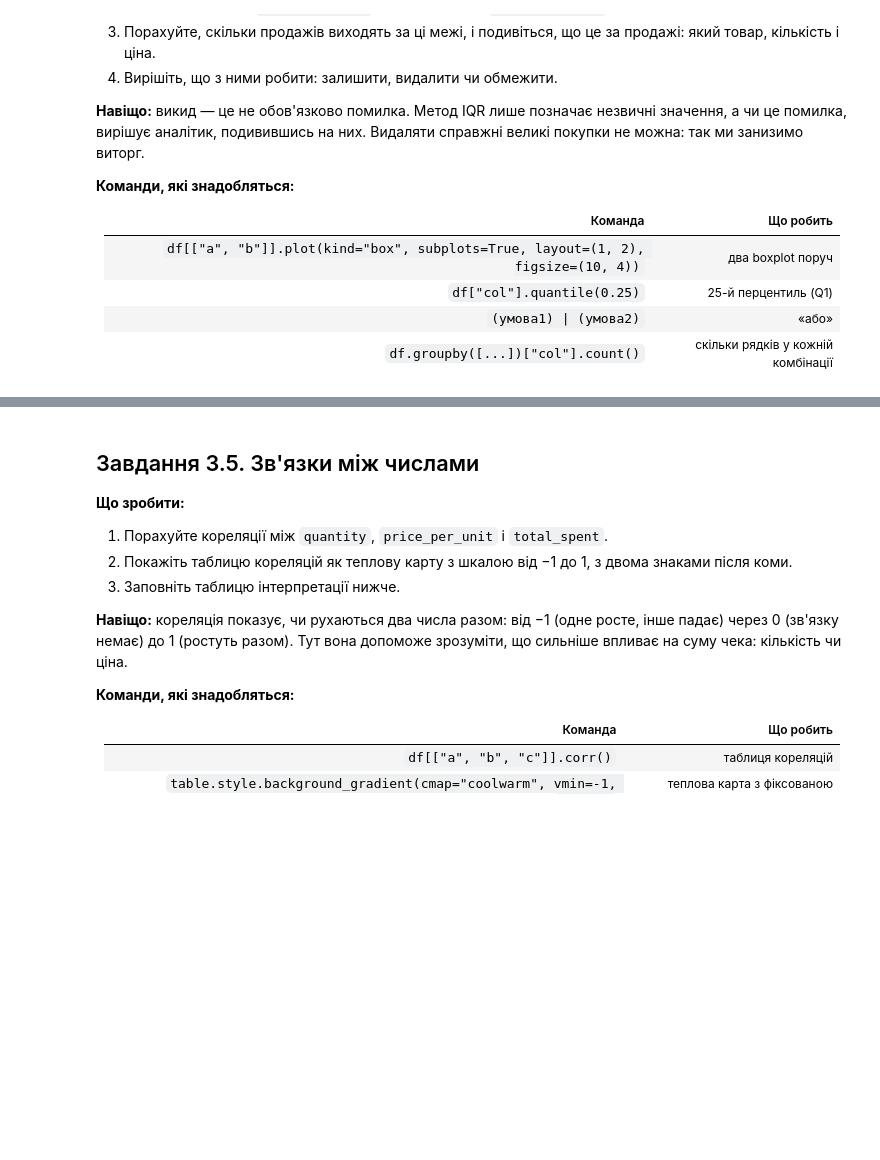
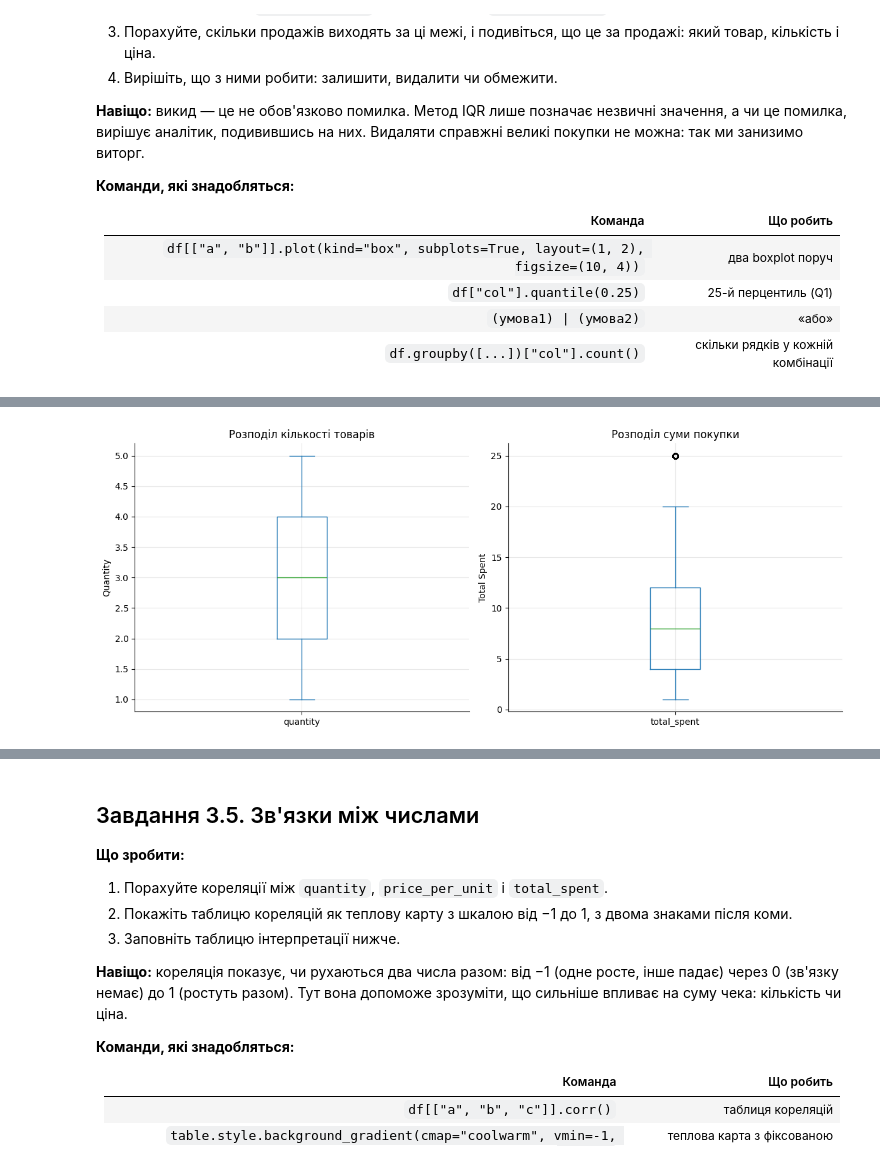
Before and after one commit to LiliiaKuchvara/Cafe-sales_DTA, a Jupyter notebook: notebooks/eda_cafe_sales.ipynb, the cells around one changed output, grey strips where cells are left out. Saved outputs shown, nothing was run; the diff lists cells and outputs as text; code cells hidden in the pictures; blank space fills up the shorter version.

```diff
--- a/notebooks/eda_cafe_sales.ipynb
+++ b/notebooks/eda_cafe_sales.ipynb
@@ -1018,0 +1310,82 @@ print(f"{len(ex)} --> {len(ex.dropna())}")
+# %%
+# ==========================================
+# 1. BOXPLOT ДЛЯ QUANTITY І TOTAL_SPENT
+# ==========================================
+
+fig, axes = plt.subplots(1, 2, figsize=(12, 5))
+
+df[["quantity", "total_spent"]].plot(
+    kind="box",
+    subplots=True,
+    layout=(1, 2),
+    figsize=(12, 5),
+    ax=axes
+)
+
+axes[0].set_title("Розподіл кількості товарів")
+axes[0].set_ylabel("Quantity")
+
+axes[1].set_title("Розподіл суми покупки")
+axes[1].set_ylabel("Total Spent")
+
+plt.tight_layout()
+plt.show()
+
+
+# ==========================================
+# 2. РОЗРАХУНОК МЕЖ IQR ДЛЯ TOTAL_SPENT
+# ==========================================
+
+Q1 = df["total_spent"].quantile(0.25)
+Q3 = df["total_spent"].quantile(0.75)
+
+IQR = Q3 - Q1
+
+lower_bound = Q1 - 1.5 * IQR
+upper_bound = Q3 + 1.5 * IQR
+
+print(f"Q1: {Q1:.2f}")
+print(f"Q3: {Q3:.2f}")
+print(f"IQR: {IQR:.2f}")
+print(f"Нижня межа: {lower_bound:.2f}")
+print(f"Верхня межа: {upper_bound:.2f}")
+
+
+# ==========================================
+# 3. ПОШУК ВИКИДІВ
+# ==========================================
+
+outliers = df[
+    (df["total_spent"] < lower_bound) |
+    (df["total_spent"] > upper_bound)
+].copy()
+
+print(f"\nКількість викидів: {len(outliers)}")
+print(f"Частка викидів: {len(outliers) / len(df) * 100:.2f}%")
+
+
+# ==========================================
+# 4. ПЕРЕГЛЯД ЗНАЙДЕНИХ ВИКИДІВ
+# ==========================================
+
+print("\nПриклади незвичних продажів:")
+display(
+    outliers[
+        ["transaction_id", "item", "quantity",
+         "price_per_unit", "total_spent"]
+    ].sort_values("total_spent", ascending=False)
+)
+
+
+# ==========================================
+# 5. АНАЛІЗ ВИКИДІВ ЗА ТОВАРАМИ
+# ==========================================
+
+print("\nКількість викидів за товарами:")
+display(
+    outliers.groupby("item")["total_spent"]
+    .agg(["count", "min", "max", "mean"])
+    .sort_values("count", ascending=False)
+)
+# %% [output]
+[figure, added]
```
Also changed, not shown: parts of 31 cells of this notebook.
